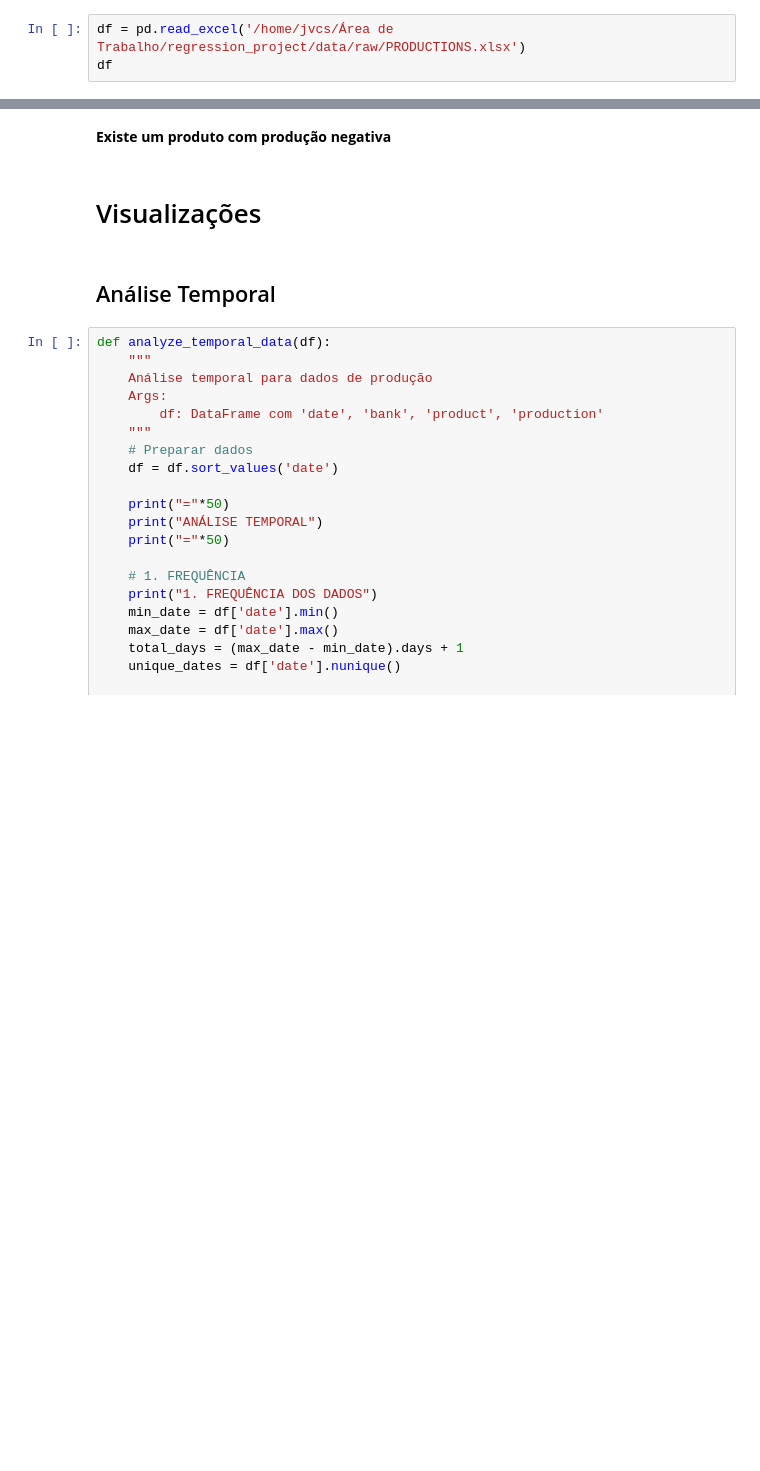
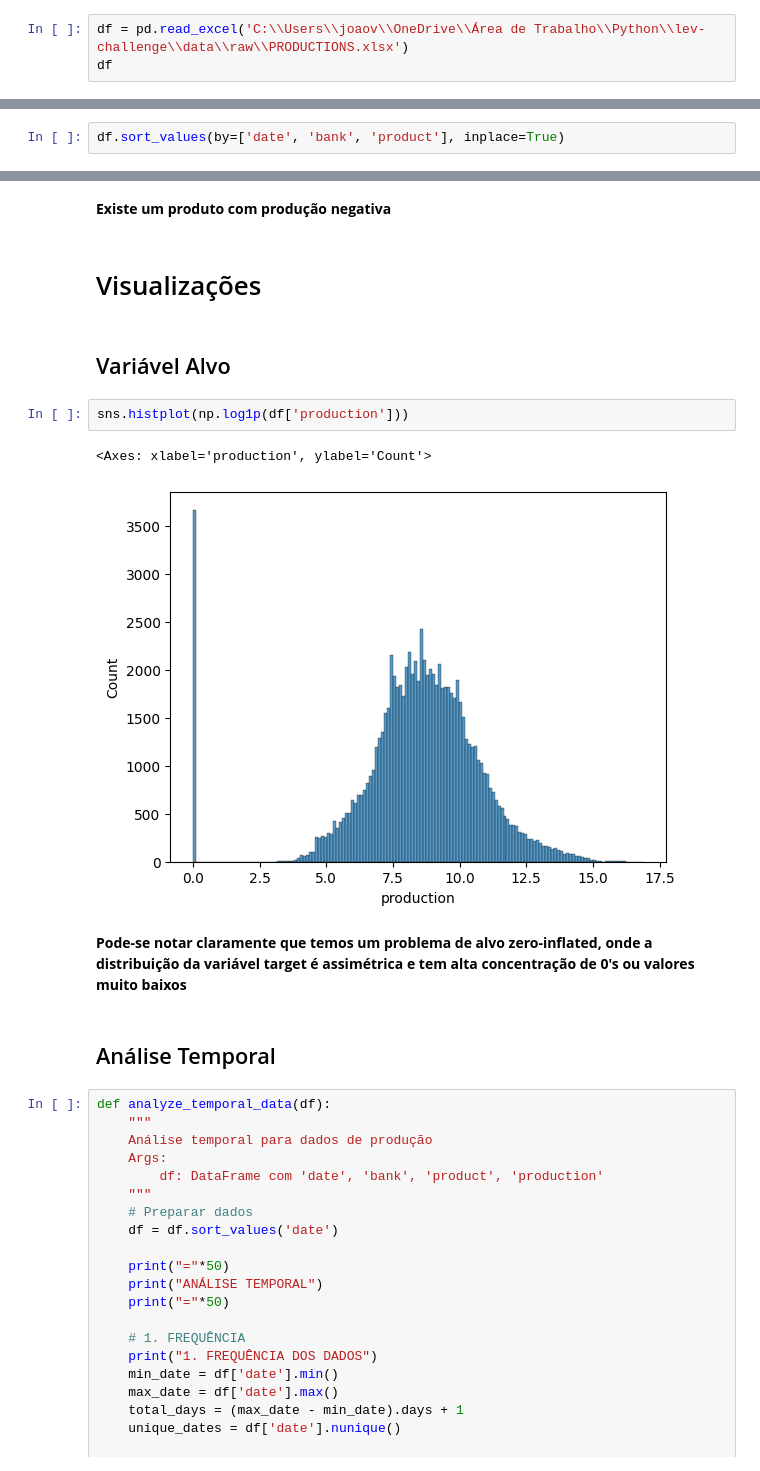
Before and after one commit to joaovcardosodev/lev-challenge, a Jupyter notebook: notebooks/01_eda_and_feature_engineering.ipynb, the cells around one changed output, grey strips where cells are left out. Cells and saved outputs as stored; diff of their text form; blank space fills up the shorter version.

```diff
--- a/notebooks/01_eda_and_feature_engineering.ipynb
+++ b/notebooks/01_eda_and_feature_engineering.ipynb
@@ -14,6 +14,6 @@ from itertools import product
 # %% [markdown]
 # Lendo Base
 # %%
-df = pd.read_excel('/home/jvcs/Área de Trabalho/regression_project/data/raw/PRODUCTIONS.xlsx')
+df = pd.read_excel('C:\\Users\\joaov\\OneDrive\\Área de Trabalho\\Python\\lev-challenge\\data\\raw\\PRODUCTIONS.xlsx')
 df
 # %% [output]
@@ -26,5 +33,7 @@ np.float64(22108367.99)
 # %%
 df['date'] = pd.to_datetime(df['date'], format='%Y-%m-%d')
+# %%
+df.sort_values(by=['date', 'bank', 'product'], inplace=True)
 # %% [markdown]
 # EDA
 # %% [markdown]
@@ -171,6 +180,15 @@ group_product[group_product['production']<=0]
 **Existe um produto com produção negativa**
 # %% [markdown]
 # Visualizações
+# %% [markdown]
+## Variável Alvo
+# %%
+sns.histplot(np.log1p(df['production']))
+# %% [output]
+<Axes: xlabel='production', ylabel='Count'>
+[figure, added]
+# %% [markdown]
+**Pode-se notar claramente que temos um problema de alvo zero-inflated, onde a distribuição da variável target é assimétrica e tem alta concentração de 0's ou valores muito baixos**
 # %% [markdown]
 ## Análise Temporal
 # %%
```
Also changed, not shown: parts of 6 cells of this notebook, 9 other files.
